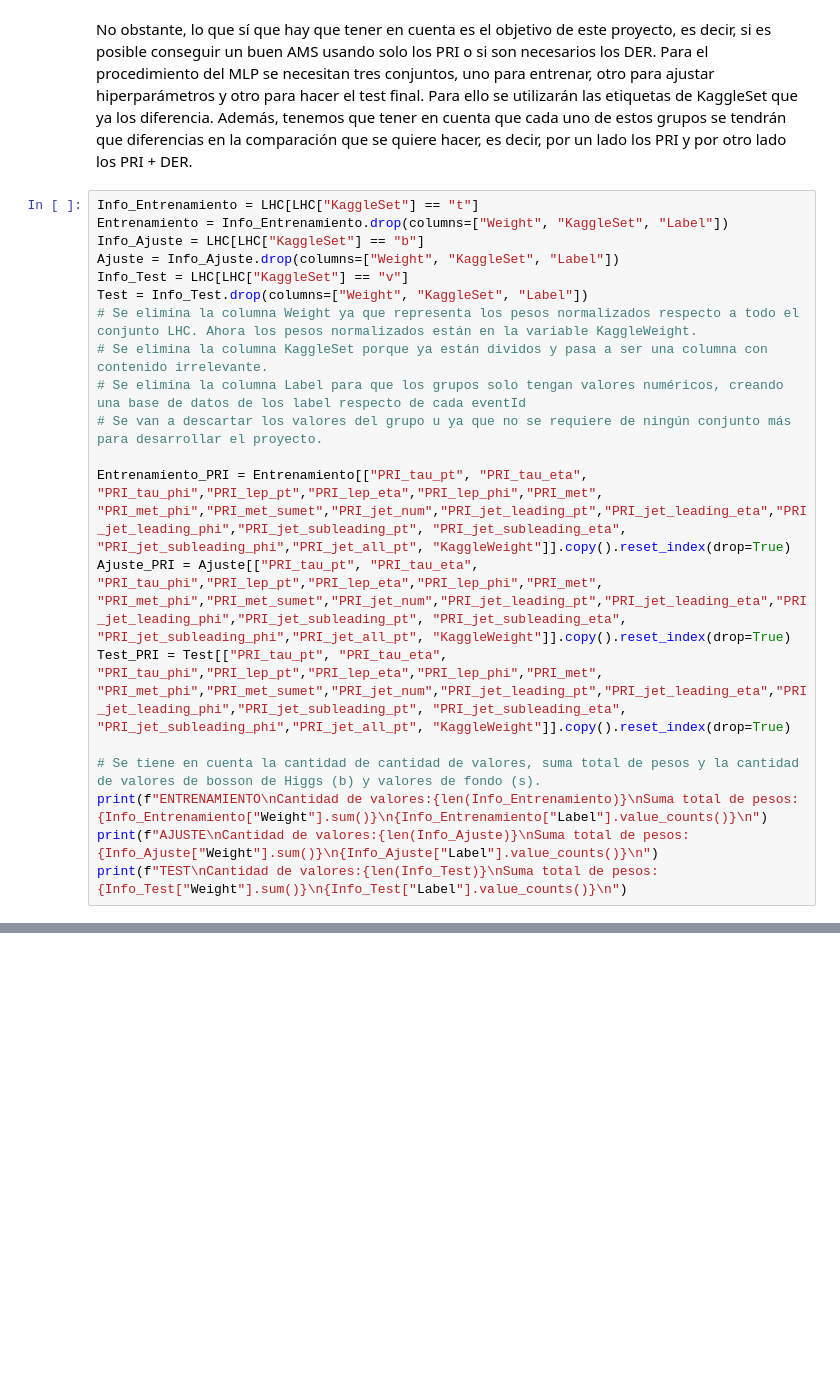
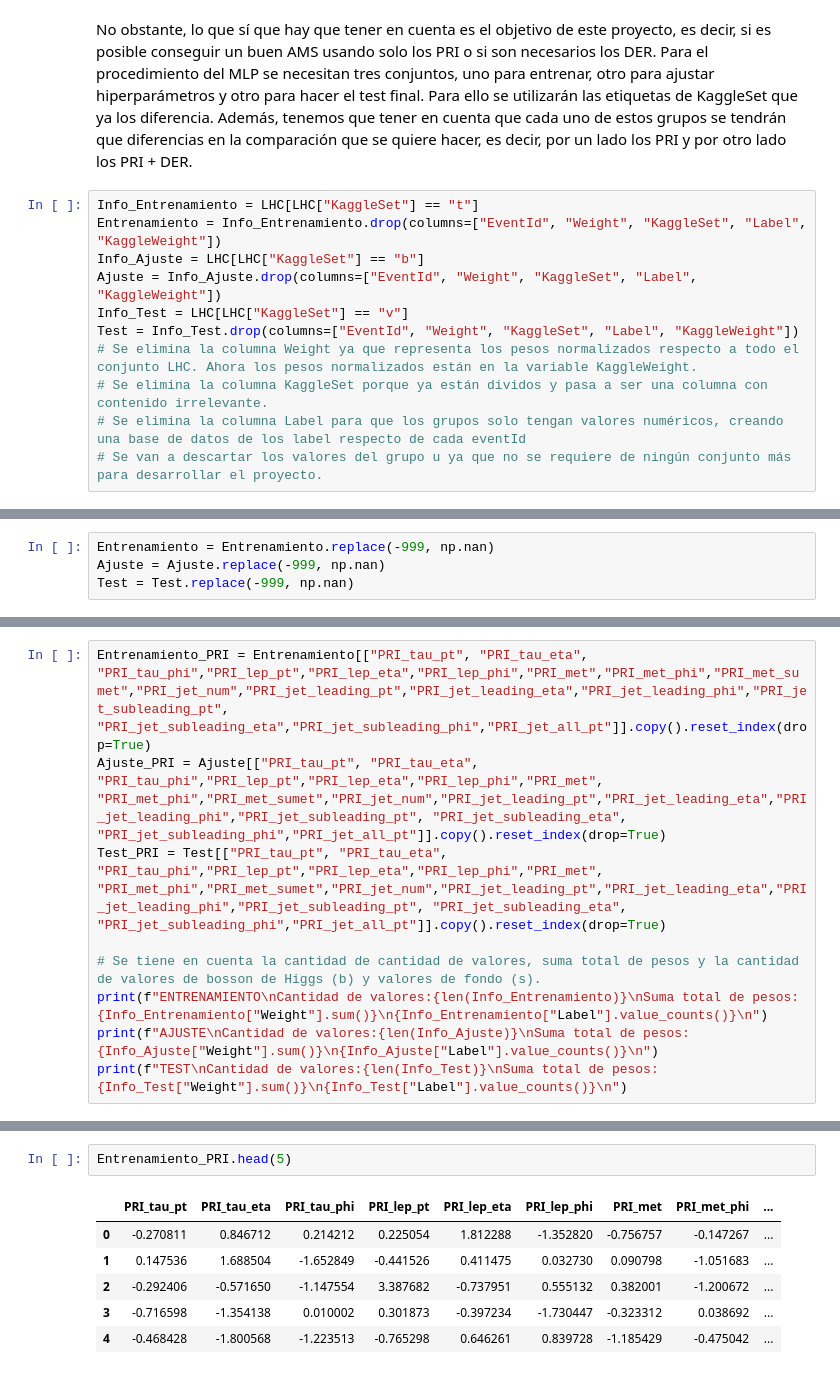
Before and after one commit to ClauGN/Tarea_Final_-AA, a Jupyter notebook: 1_EDA.ipynb, the cells around one changed output, grey strips where cells are left out. Drawn from its saved outputs; the diff is of its cells as text; blank space fills up the shorter version.

Commit message:
Aplicación tratamiento valores -999

```diff
--- a/1_EDA.ipynb
+++ b/1_EDA.ipynb
@@ -161,21 +162,12 @@ Con esa misma argumentación, la proporción de las variables DER tienen sentido
 No obstante, lo que sí que hay que tener en cuenta es el objetivo de este proyecto, es decir, si es posible conseguir un buen AMS usando solo los PRI o si son necesarios los DER. Para el procedimiento del MLP se necesitan tres conjuntos, uno para entrenar, otro para ajustar hiperparámetros y otro para hacer el test final. Para ello se utilizarán las etiquetas de KaggleSet que ya los diferencia. Además, tenemos que tener en cuenta que cada uno de estos grupos se tendrán que diferencias en la comparación que se quiere hacer, es decir, por un lado los PRI y por otro lado los PRI + DER.
 # %%
 Info_Entrenamiento = LHC[LHC["KaggleSet"] == "t"]
-Entrenamiento = Info_Entrenamiento.drop(columns=["Weight", "KaggleSet", "Label"])
+Entrenamiento = Info_Entrenamiento.drop(columns=["EventId", "Weight", "KaggleSet", "Label", "KaggleWeight"])
 Info_Ajuste = LHC[LHC["KaggleSet"] == "b"]
-Ajuste = Info_Ajuste.drop(columns=["Weight", "KaggleSet", "Label"])
+Ajuste = Info_Ajuste.drop(columns=["EventId", "Weight", "KaggleSet", "Label", "KaggleWeight"])
 Info_Test = LHC[LHC["KaggleSet"] == "v"]
-Test = Info_Test.drop(columns=["Weight", "KaggleSet", "Label"])
+Test = Info_Test.drop(columns=["EventId", "Weight", "KaggleSet", "Label", "KaggleWeight"])
 # Se elimina la columna Weight ya que representa los pesos normalizados respecto a todo el conjunto LHC. Ahora los pesos normalizados están en la variable KaggleWeight.
 # Se elimina la columna KaggleSet porque ya están dividos y pasa a ser una columna con contenido irrelevante.
 # Se elimina la columna Label para que los grupos solo tengan valores numéricos, creando una base de datos de los label respecto de cada eventId
 # Se van a descartar los valores del grupo u ya que no se requiere de ningún conjunto más para desarrollar el proyecto.
-
-Entrenamiento_PRI = Entrenamiento[["PRI_tau_pt", "PRI_tau_eta", "PRI_tau_phi","PRI_lep_pt","PRI_lep_eta","PRI_lep_phi","PRI_met",	"PRI_met_phi","PRI_met_sumet","PRI_jet_num","PRI_jet_leading_pt","PRI_jet_leading_eta","PRI_jet_leading_phi","PRI_jet_subleading_pt", "PRI_jet_subleading_eta",	"PRI_jet_subleading_phi","PRI_jet_all_pt", "KaggleWeight"]].copy().reset_index(drop=True)
-Ajuste_PRI = Ajuste[["PRI_tau_pt", "PRI_tau_eta", "PRI_tau_phi","PRI_lep_pt","PRI_lep_eta","PRI_lep_phi","PRI_met",	"PRI_met_phi","PRI_met_sumet","PRI_jet_num","PRI_jet_leading_pt","PRI_jet_leading_eta","PRI_jet_leading_phi","PRI_jet_subleading_pt", "PRI_jet_subleading_eta",	"PRI_jet_subleading_phi","PRI_jet_all_pt", "KaggleWeight"]].copy().reset_index(drop=True)
-Test_PRI = Test[["PRI_tau_pt", "PRI_tau_eta", "PRI_tau_phi","PRI_lep_pt","PRI_lep_eta","PRI_lep_phi","PRI_met",	"PRI_met_phi","PRI_met_sumet","PRI_jet_num","PRI_jet_leading_pt","PRI_jet_leading_eta","PRI_jet_leading_phi","PRI_jet_subleading_pt", "PRI_jet_subleading_eta",	"PRI_jet_subleading_phi","PRI_jet_all_pt", "KaggleWeight"]].copy().reset_index(drop=True)
-
-# Se tiene en cuenta la cantidad de cantidad de valores, suma total de pesos y la cantidad de valores de bosson de Higgs (b) y valores de fondo (s).
-print(f"ENTRENAMIENTO\nCantidad de valores:{len(Info_Entrenamiento)}\nSuma total de pesos:{Info_Entrenamiento["Weight"].sum()}\n{Info_Entrenamiento["Label"].value_counts()}\n")
-print(f"AJUSTE\nCantidad de valores:{len(Info_Ajuste)}\nSuma total de pesos:{Info_Ajuste["Weight"].sum()}\n{Info_Ajuste["Label"].value_counts()}\n")
-print(f"TEST\nCantidad de valores:{len(Info_Test)}\nSuma total de pesos:{Info_Test["Weight"].sum()}\n{Info_Test["Label"].value_counts()}\n")
@@ -199,0 +176,4 @@ Name: count, dtype: int64
+# %%
+Entrenamiento = Entrenamiento.replace(-999, np.nan)
+Ajuste = Ajuste.replace(-999, np.nan)
+Test = Test.replace(-999, np.nan)
@@ -199,0 +194,9 @@ Name: count, dtype: int64
+# %%
+Entrenamiento_PRI = Entrenamiento[["PRI_tau_pt", "PRI_tau_eta", "PRI_tau_phi","PRI_lep_pt","PRI_lep_eta","PRI_lep_phi","PRI_met","PRI_met_phi","PRI_met_sumet","PRI_jet_num","PRI_jet_leading_pt","PRI_jet_leading_eta","PRI_jet_leading_phi","PRI_jet_subleading_pt", "PRI_jet_subleading_eta","PRI_jet_subleading_phi","PRI_jet_all_pt"]].copy().reset_index(drop=True)
+Ajuste_PRI = Ajuste[["PRI_tau_pt", "PRI_tau_eta", "PRI_tau_phi","PRI_lep_pt","PRI_lep_eta","PRI_lep_phi","PRI_met",	"PRI_met_phi","PRI_met_sumet","PRI_jet_num","PRI_jet_leading_pt","PRI_jet_leading_eta","PRI_jet_leading_phi","PRI_jet_subleading_pt", "PRI_jet_subleading_eta",	"PRI_jet_subleading_phi","PRI_jet_all_pt"]].copy().reset_index(drop=True)
+Test_PRI = Test[["PRI_tau_pt", "PRI_tau_eta", "PRI_tau_phi","PRI_lep_pt","PRI_lep_eta","PRI_lep_phi","PRI_met",	"PRI_met_phi","PRI_met_sumet","PRI_jet_num","PRI_jet_leading_pt","PRI_jet_leading_eta","PRI_jet_leading_phi","PRI_jet_subleading_pt", "PRI_jet_subleading_eta",	"PRI_jet_subleading_phi","PRI_jet_all_pt"]].copy().reset_index(drop=True)
+
+# Se tiene en cuenta la cantidad de cantidad de valores, suma total de pesos y la cantidad de valores de bosson de Higgs (b) y valores de fondo (s).
+print(f"ENTRENAMIENTO\nCantidad de valores:{len(Info_Entrenamiento)}\nSuma total de pesos:{Info_Entrenamiento["Weight"].sum()}\n{Info_Entrenamiento["Label"].value_counts()}\n")
+print(f"AJUSTE\nCantidad de valores:{len(Info_Ajuste)}\nSuma total de pesos:{Info_Ajuste["Weight"].sum()}\n{Info_Ajuste["Label"].value_counts()}\n")
+print(f"TEST\nCantidad de valores:{len(Info_Test)}\nSuma total de pesos:{Info_Test["Weight"].sum()}\n{Info_Test["Label"].value_counts()}\n")
@@ -199,0 +221,9 @@ Name: count, dtype: int64
+# %%
+Entrenamiento_PRI.head(5)
+# %% [output]
+|  | PRI_tau_pt | PRI_tau_eta | PRI_tau_phi | PRI_lep_pt | PRI_lep_eta | PRI_lep_phi | PRI_met | PRI_met_phi | ... |
+| 0 | -0.270811 | 0.846712 | 0.214212 | 0.225054 | 1.812288 | -1.352820 | -0.756757 | -0.147267 | ... |
+| 1 | 0.147536 | 1.688504 | -1.652849 | -0.441526 | 0.411475 | 0.032730 | 0.090798 | -1.051683 | ... |
+| 2 | -0.292406 | -0.571650 | -1.147554 | 3.387682 | -0.737951 | 0.555132 | 0.382001 | -1.200672 | ... |
+| 3 | -0.716598 | -1.354138 | 0.010002 | 0.301873 | -0.397234 | -1.730447 | -0.323312 | 0.038692 | ... |
+| 4 | -0.468428 | -1.800568 | -1.223513 | -0.765298 | 0.646261 | 0.839728 | -1.185429 | -0.475042 | ... |
```
Also changed, not shown: parts of 7 cells of this notebook.
